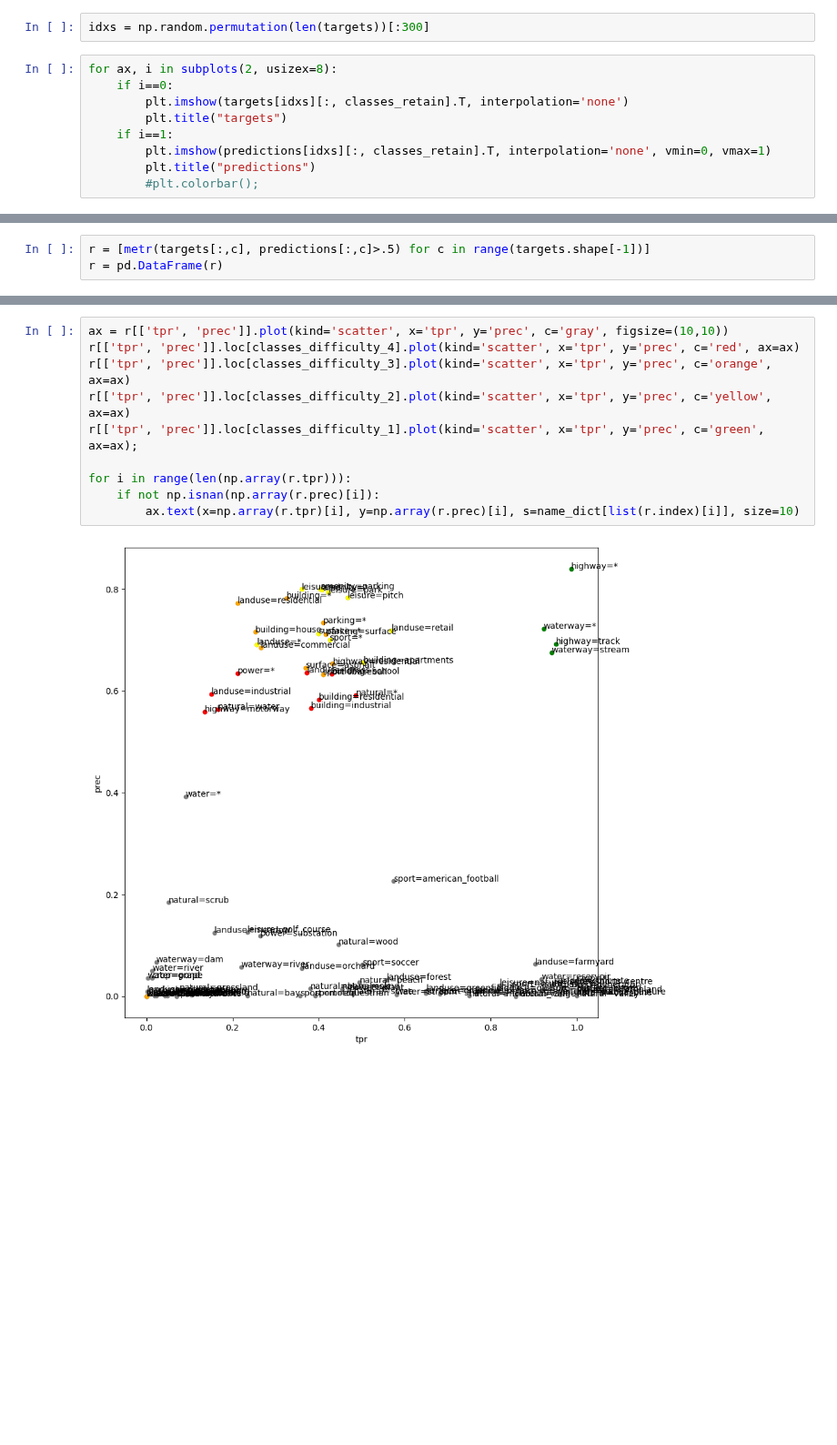
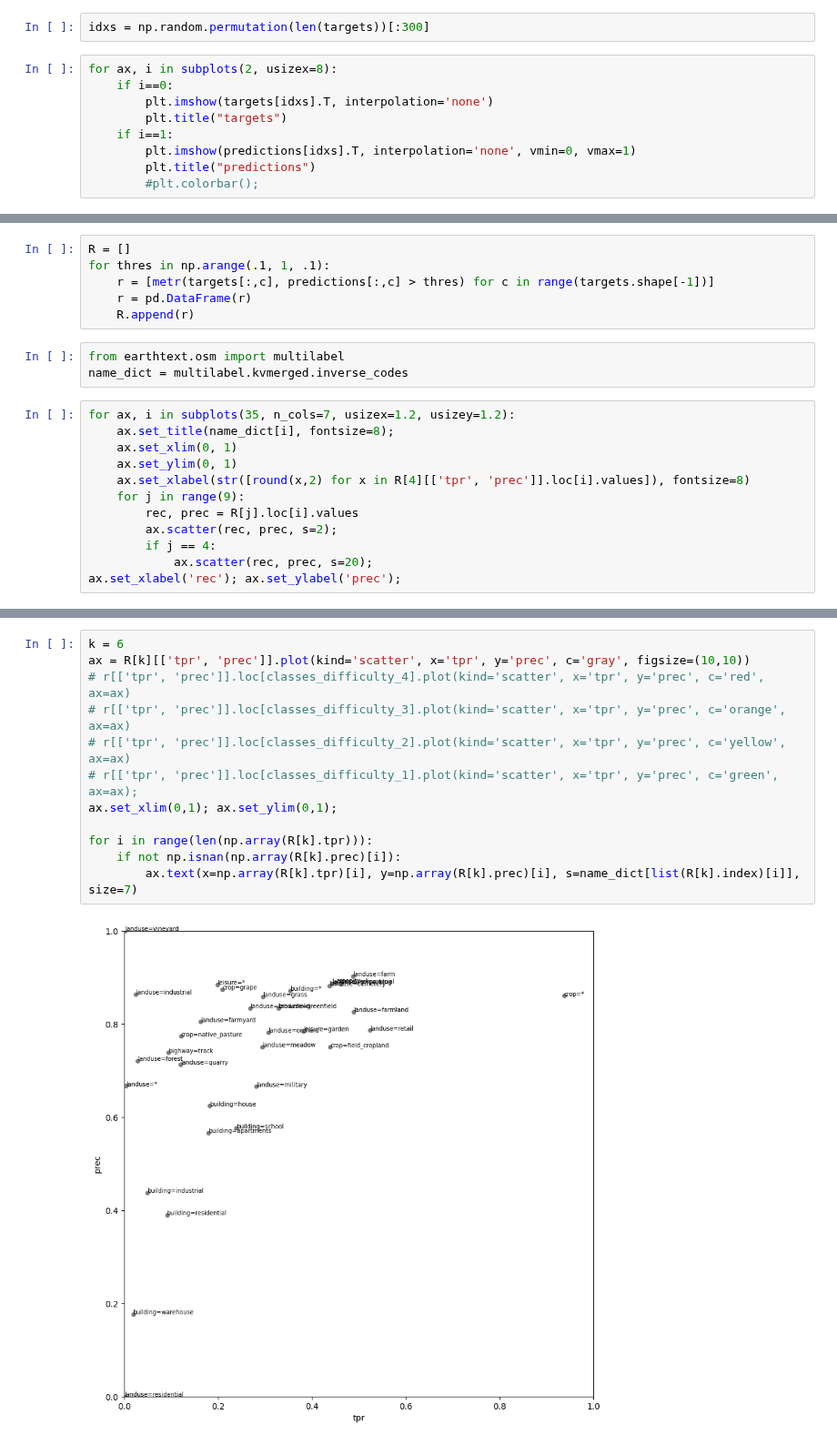
Before and after one commit to Clay-foundation/earth-text, a Jupyter notebook: notebooks/models/04 - multilabel classification.ipynb, the cells around one changed output, grey strips where cells are left out. Shown at 91% size. Cells and saved outputs as stored; diff of their text form; blank space fills up the shorter version.

```diff
--- a/notebooks/models/04 - multilabel classification.ipynb
+++ b/notebooks/models/04 - multilabel classification.ipynb
@@ -294,10 +293,10 @@ idxs = np.random.permutation(len(targets))[:300]
 # %%
 for ax, i in subplots(2, usizex=8):
     if i==0:
-        plt.imshow(targets[idxs][:, classes_retain].T, interpolation='none')
+        plt.imshow(targets[idxs].T, interpolation='none')
         plt.title("targets")
     if i==1:
-        plt.imshow(predictions[idxs][:, classes_retain].T, interpolation='none', vmin=0, vmax=1)
+        plt.imshow(predictions[idxs].T, interpolation='none', vmin=0, vmax=1)
         plt.title("predictions")
         #plt.colorbar();
 # %% [output]
@@ -317,3 +327,21 @@ recall_score(targets[:, classes_retain].flatten(), predictions[:, classes_retain
 # %%
-r = [metr(targets[:,c], predictions[:,c]>.5) for c in range(targets.shape[-1])]
-r = pd.DataFrame(r)
+R = []
+for thres in np.arange(.1, 1, .1):
+    r = [metr(targets[:,c], predictions[:,c] > thres) for c in range(targets.shape[-1])]
+    r = pd.DataFrame(r)
+    R.append(r)
+# %%
+from earthtext.osm import multilabel
+name_dict = multilabel.kvmerged.inverse_codes
+# %%
+for ax, i in subplots(35, n_cols=7, usizex=1.2, usizey=1.2):
+    ax.set_title(name_dict[i], fontsize=8);
+    ax.set_xlim(0, 1)
+    ax.set_ylim(0, 1)
+    ax.set_xlabel(str([round(x,2) for x in R[4][['tpr', 'prec']].loc[i].values]), fontsize=8)
+    for j in range(9):
+        rec, prec = R[j].loc[i].values
+        ax.scatter(rec, prec, s=2);
+        if j == 4:
+            ax.scatter(rec, prec, s=20);
+ax.set_xlabel('rec'); ax.set_ylabel('prec');
@@ -325,12 +357,14 @@ plt.grid()
 # %%
-ax = r[['tpr', 'prec']].plot(kind='scatter', x='tpr', y='prec', c='gray', figsize=(10,10))
-r[['tpr', 'prec']].loc[classes_difficulty_4].plot(kind='scatter', x='tpr', y='prec', c='red', ax=ax)
-r[['tpr', 'prec']].loc[classes_difficulty_3].plot(kind='scatter', x='tpr', y='prec', c='orange', ax=ax)
-r[['tpr', 'prec']].loc[classes_difficulty_2].plot(kind='scatter', x='tpr', y='prec', c='yellow', ax=ax)
-r[['tpr', 'prec']].loc[classes_difficulty_1].plot(kind='scatter', x='tpr', y='prec', c='green', ax=ax);
+k = 6
+ax = R[k][['tpr', 'prec']].plot(kind='scatter', x='tpr', y='prec', c='gray', figsize=(10,10))
+# r[['tpr', 'prec']].loc[classes_difficulty_4].plot(kind='scatter', x='tpr', y='prec', c='red', ax=ax)
+# r[['tpr', 'prec']].loc[classes_difficulty_3].plot(kind='scatter', x='tpr', y='prec', c='orange', ax=ax)
+# r[['tpr', 'prec']].loc[classes_difficulty_2].plot(kind='scatter', x='tpr', y='prec', c='yellow', ax=ax)
+# r[['tpr', 'prec']].loc[classes_difficulty_1].plot(kind='scatter', x='tpr', y='prec', c='green', ax=ax);
+ax.set_xlim(0,1); ax.set_ylim(0,1);
 
-for i in range(len(np.array(r.tpr))):
-    if not np.isnan(np.array(r.prec)[i]):
-        ax.text(x=np.array(r.tpr)[i], y=np.array(r.prec)[i], s=name_dict[list(r.index)[i]], size=10)
+for i in range(len(np.array(R[k].tpr))):
+    if not np.isnan(np.array(R[k].prec)[i]):
+        ax.text(x=np.array(R[k].tpr)[i], y=np.array(R[k].prec)[i], s=name_dict[list(R[k].index)[i]], size=7)
 # %% [output]
-[figure, old version]
+[figure, new version]
```
Also changed, not shown: parts of 13 cells of this notebook.
